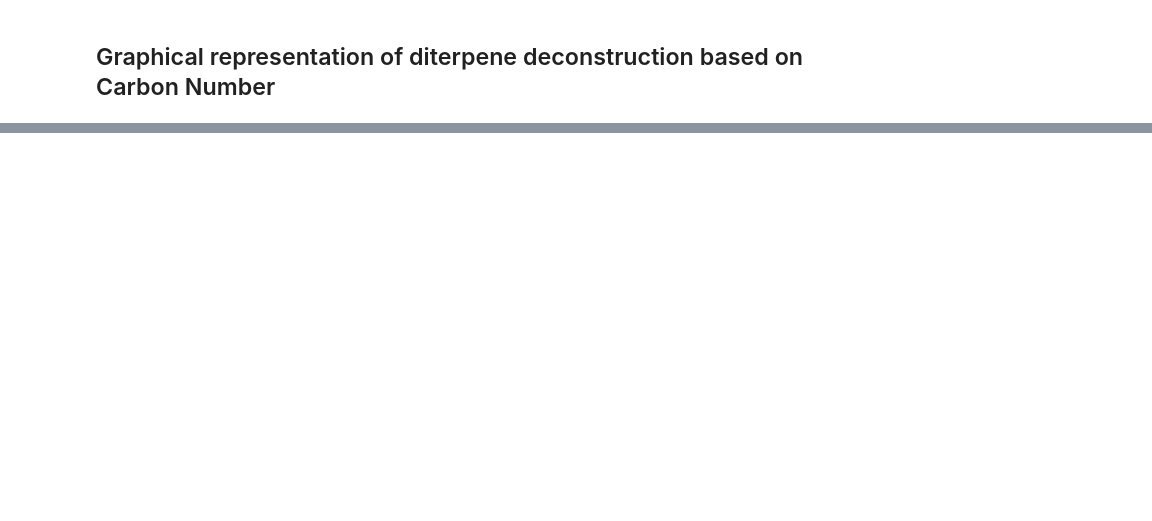
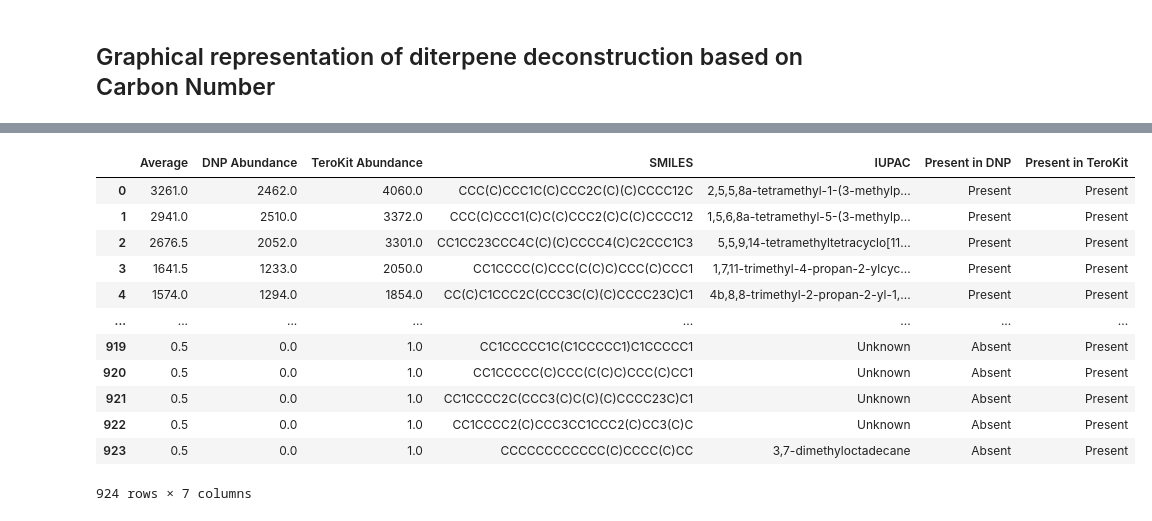
Before and after one commit to DavisMathieu/Deconstruction_Pipeline, a Jupyter notebook: Supp_Code.1.Terpenoid_Deconstruction.ipynb, the cells around one changed output, grey strips where cells are left out. Saved outputs shown, nothing was run; the diff lists cells and outputs as text; code cells hidden in the pictures; blank space fills up the shorter version.

Commit message:
Between Database Skeleton Comaprison
Added code to compare Skeletons between both databases and provide abundance data, presence absence info, and IUPAC name

```diff
--- a/Supp_Code.1.Terpenoid_Deconstruction.ipynb
+++ b/Supp_Code.1.Terpenoid_Deconstruction.ipynb
@@ -1806,0 +1987,57 @@ print(round(100*(len(unique_to_Tero)/len(TeroKit_Skeleton)),2),"%")
+# %%
+# GENERATE SUPPLEMENTAL DATA FILE SUPP.2J
+DNP_Skeleton = pd.read_csv("Supp.2e.DNP_Diterpene_Skeleton_Summary.tsv", sep="\t")
+TeroKit_Skeleton = pd.read_csv("Supp.2f.Terokit_Diterpene_Skeleton_Summary.tsv", sep="\t")
+
+All_Skeleton_df = pd.DataFrame({'Average': [],'DNP Abundance': [],
+                                'TeroKit Abundance': [], 'SMILES':[],
+                                "IUPAC":[], "Present in DNP":[],
+                                "Present in TeroKit":[]} )
+
+All_Skeletons = np.unique(list(DNP_Skeleton["SMILES"])+list(TeroKit_Skeleton["SMILES"]))
+#print("Total\t DNP\t Tero\t SMILE\tIUPAC\t")
+in_DNP = "Absent"; in_TeroKit="Absent"
+for i in All_Skeletons:
+
+    #calc occurances in DNP
+    if(i in list(DNP_Skeleton["SMILES"])):
+        DNP_count = int(DNP_Skeleton["frequency"][DNP_Skeleton["SMILES"]==i])
+        IUPAC_name = str(DNP_Skeleton["IUPAC"][DNP_Skeleton["SMILES"]==i].iloc[0])
+        in_DNP = "Present"
+    else:DNP_count = 0; in_DNP="Absent"
+
+    #calc occurances in TeroKit
+    if(i in list(TeroKit_Skeleton["SMILES"])):
+        Tero_count = int(TeroKit_Skeleton["frequency"][TeroKit_Skeleton["SMILES"]==i])
+        IUPAC_name = str(TeroKit_Skeleton["IUPAC"][TeroKit_Skeleton["SMILES"]==i].iloc[0])
+        in_TeroKit = "Present"
+    else: Tero_count = 0; in_TeroKit = "Absent"
+
+    if(IUPAC_name=="nan"):
+        IUPAC_name="Unknown"
+
+    total=int(DNP_count+Tero_count)/2
+    new_row = pd.DataFrame({'Average': [total],'DNP Abundance': [DNP_count],
+                            'TeroKit Abundance': [Tero_count], 'SMILES':[i],
+                            "IUPAC":[IUPAC_name],"Present in DNP":[in_DNP],
+                            "Present in TeroKit":[in_TeroKit]})
+    All_Skeleton_df = pd.concat([All_Skeleton_df, new_row], ignore_index=True)
+    #print(total,"\t",DNP_count,"\t",Tero_count,"\t",i,"\t",IUPAC_name)
+
+All_Skeleton_df = All_Skeleton_df.sort_values(by='Average', ascending=False)
+All_Skeleton_df.reset_index(drop=True, inplace=True)
+All_Skeleton_df
+# %% [output]
+|  | Average | DNP Abundance | TeroKit Abundance | SMILES | IUPAC | Present in DNP | Present in TeroKit |
+| 0 | 3261.0 | 2462.0 | 4060.0 | CCC(C)CCC1C(C)CCC2C(C)(C)CCCC12C | 2,5,5,8a-tetramethyl-1-(3-methylp... | Present | Present |
+| 1 | 2941.0 | 2510.0 | 3372.0 | CCC(C)CCC1(C)C(C)CCC2(C)C(C)CCCC12 | 1,5,6,8a-tetramethyl-5-(3-methylp... | Present | Present |
+| 2 | 2676.5 | 2052.0 | 3301.0 | CC1CC23CCC4C(C)(C)CCCC4(C)C2CCC1C3 | 5,5,9,14-tetramethyltetracyclo[11... | Present | Present |
+| 3 | 1641.5 | 1233.0 | 2050.0 | CC1CCCC(C)CCC(C(C)C)CCC(C)CCC1 | 1,7,11-trimethyl-4-propan-2-ylcyc... | Present | Present |
+| 4 | 1574.0 | 1294.0 | 1854.0 | CC(C)C1CCC2C(CCC3C(C)(C)CCCC23C)C1 | 4b,8,8-trimethyl-2-propan-2-yl-1,... | Present | Present |
+| ... | ... | ... | ... | ... | ... | ... | ... |
+| 919 | 0.5 | 0.0 | 1.0 | CC1CCCCC1C(C1CCCCC1)C1CCCCC1 | Unknown | Absent | Present |
+| 920 | 0.5 | 0.0 | 1.0 | CC1CCCCC(C)CCC(C(C)C)CCC(C)CC1 | Unknown | Absent | Present |
+| 921 | 0.5 | 0.0 | 1.0 | CC1CCCC2C(CCC3(C)C(C)(C)CCCC23C)C1 | Unknown | Absent | Present |
+| 922 | 0.5 | 0.0 | 1.0 | CC1CCCC2(C)CCC3CC1CCC2(C)CC3(C)C | Unknown | Absent | Present |
+| 923 | 0.5 | 0.0 | 1.0 | CCCCCCCCCCCC(C)CCCC(C)CC | 3,7-dimethyloctadecane | Absent | Present |
+924 rows × 7 columns
```
Also changed, not shown: parts of 28 cells of this notebook.
